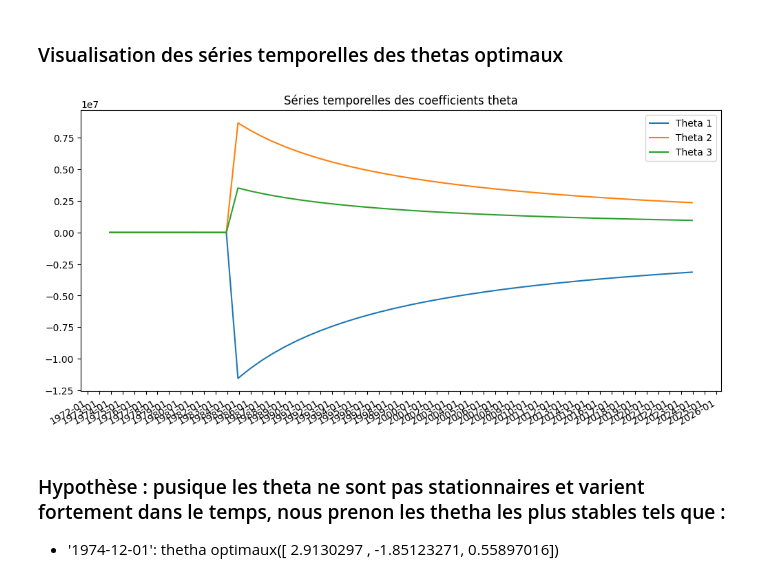
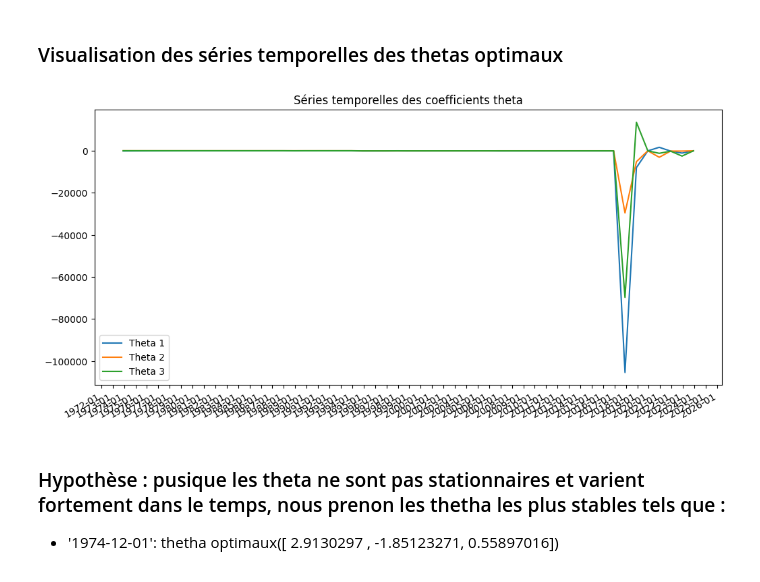
Before and after one commit to ThomasDeConinck/Gestion-de-Portefeuille-Devoir-2, a Jupyter notebook: Partie C/Partie C TP2.ipynb, the cells around one changed output. Drawn from its saved outputs; the diff is of its cells as text; code cells hidden in the pictures.

```diff
--- a/Partie C/Partie C TP2.ipynb
+++ b/Partie C/Partie C TP2.ipynb
@@ -376,19 +330,26 @@ characteristics_standardized_combined
 def CRRA_utility(rp):
     return (1 + rp) ** (1 - gamma) / (1 - gamma)
 
-gamma = 5
 
-# Define the objective function to be maximized
+# Define the objective function to be maximized, equation(6) from article
 def objective(theta):
-    rp = [sum((mkt_weights.iloc[t, i] + (1/N) * sum(theta[j] * characteristics_standardized_combined.iloc[t, i * M + j] for j in range(M))) * returns.iloc[t, i] for i in range(N)) for t in range(T)]
+    rp = [sum((mkt_weights.iloc[t, i] +
+               (1/N) * (theta[0] * MC_standardized.iloc[t, i] +
+                        theta[1] * BM_standardized.iloc[t, i] +
+                        theta[2] * MOM_standardized.iloc[t, i]))
+            # L'expression (returns.iloc[t+1, i] if t+1 < T else 0) vérifie si t+1 est inférieur à T.
+            # Si c'est le cas, elle utilise le rendement de l'actif i à la période t+1 (returns.iloc[t+1, i]).
+            # Si t+1 n'est pas inférieur à T (c'est-à-dire, si t+1 est égal à T), elle utilise 0 comme rendement.
+              * (returns.iloc[t+1, i] if t+1 < T else 0)
+              for i in range(N)) for t in range(T)]
     utility = sum(CRRA_utility(r) for r in rp)
     return -utility / (T) # Minimize the negative utility (equivalent to maximizing the utility)
 
 # Initial guess for theta
-theta_initial = np.zeros(M)
+optimal_initial_theta = calculate_initial_regression_coefficients(N, M, df_48Ind, MC_standardized, BM_standardized, MOM_standardized)
 
 # Perform the optimization
-result = minimize(objective, theta_initial, method='SLSQP')
+result = minimize(objective, optimal_initial_theta, method='SLSQP')
 
 # Print the optimal theta
 if result.success:
@@ -433,7 +370,7 @@ def Expanding_window_optimization(data, mkt_weights, characteristics_standardize
 
     # Define the objective function to be maximized
     def objective(theta, mkt_weights, characteristics_standardized_combined, returns, T, N, M):
-        rp = [sum((mkt_weights.iloc[t, i] + (1/N) * sum(theta[j] * characteristics_standardized_combined.iloc[t, i * M + j] for j in range(M))) * returns.iloc[t, i] for i in range(N)) for t in range(T)]
+        rp = sum((mkt_weights.loc[t, characteristics_standardized_combined.columns[i][1]] + (1/N) * sum(theta[j] * characteristics_standardized_combined.loc[t, (factor, characteristics_standardized_combined.columns[i][1])] for j, factor in enumerate(['Market cap', 'Book-to-Market', 'Momentum']))) * returns.loc[t, characteristics_standardized_combined.columns[i][1]] for i in range(N) for t in range(T))
         utility = sum(CRRA_utility(r) for r in rp)
         return -utility / (T)
 
@@ -459,7 +396,7 @@ def Expanding_window_optimization(data, mkt_weights, characteristics_standardize
         # Initial guess for theta
         #theta_initial = np.zeros(M)
         # Perform the regression to find the initial guess value for 3 thetas
-        theta_initial = calculate_regression_coefficients(N, M, returns, characteristics_standardized_combined)
+        theta_initial = calculate_initial_regression_coefficients(N, M, df_48Ind, MC_standardized, BM_standardized, MOM_standardized)
 
         # Run the optimization for the current period
         result = minimize(objective, theta_initial, args=(mkt_weights_filtred, characteristics_combined_filtred, returns_filtred, T, N, M), method='SLSQP')
@@ -473,0 +539,3 @@ def Expanding_window_optimization(data, mkt_weights, characteristics_standardize
+# %%
+optimal_thetas = Expanding_window_optimization(df_48Ind, mkt_weights, MC_standardized, BM_standardized, MOM_standardized, returns)
+optimal_thetas
@@ -474,5 +560,3 @@ def Expanding_window_optimization(data, mkt_weights, characteristics_standardize
 # %%
-optimal_thetas = Expanding_window_optimization(df_48ind, mkt_weights, characteristics_standardized_combined, returns)
 optimal_thetas = {key.strftime('%Y-%m-%d'): value for key, value in optimal_thetas.items()}
-optimal_thetas
 # %% [output]
@@ -496,33 +564,25 @@ optimal_thetas
 # %% [markdown]
 ### Visualisation des séries temporelles des thetas optimaux
 # %%
-import matplotlib.dates as mdates
-import pandas as pd
-import matplotlib.pyplot as plt
-from datetime import datetime
-
-# Convertir les clés du dictionnaire en datetime pour le tracé
-optimal_thetas_datetime = {datetime.strptime(key, '%Y-%m-%d'): value for key, value in optimal_thetas.items()}
-
 # Convertir le dictionnaire en DataFrame
-df = pd.DataFrame.from_dict(optimal_thetas_datetime, orient='index')
+df = pd.DataFrame.from_dict(optimal_thetas, orient='index')
 
 # Tracer chaque colonne
 plt.figure(figsize=(12,6))
 for i in range(df.shape[1]):
     plt.plot(df.index, df[i], label=f'Theta {i+1}')
 
 plt.title('Séries temporelles des coefficients theta')
 plt.legend()
 
 # Format et rotation des étiquettes de l'axe des x
 plt.gca().xaxis.set_major_formatter(mdates.DateFormatter('%Y-%m'))
 plt.gca().xaxis.set_major_locator(mdates.YearLocator())
 plt.gcf().autofmt_xdate()
 
 plt.show()
 # %% [output]
-[figure, old version]
+[figure, new version]
 # %% [markdown]
 ### Hypothèse : pusique les theta ne sont pas stationnaires et varient fortement dans le temps, nous prenon les thetha les plus stables tels que :
 - '1974-12-01': thetha optimaux([ 2.9130297 , -1.85123271,  0.55897016])
```
Also changed, not shown: parts of 40 cells of this notebook, 3 other files.
